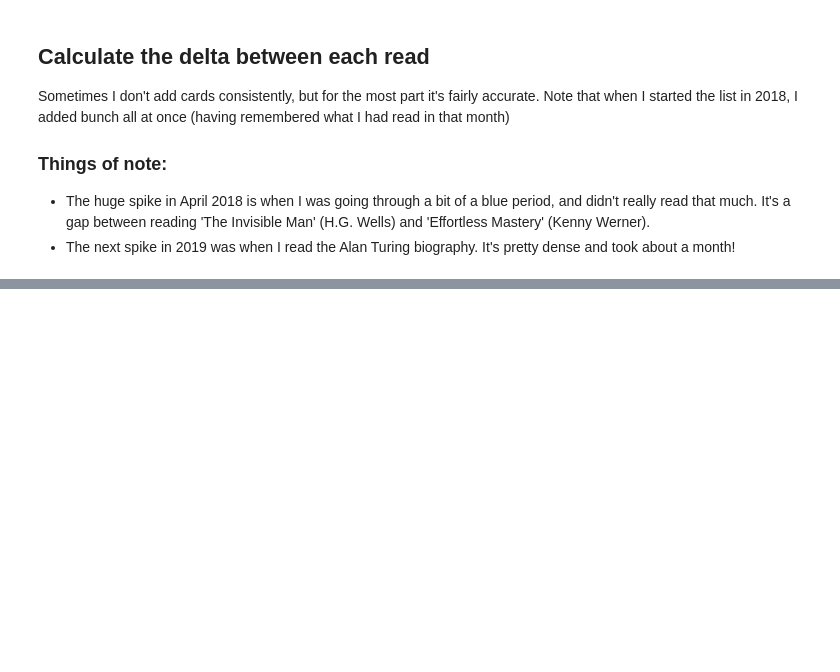
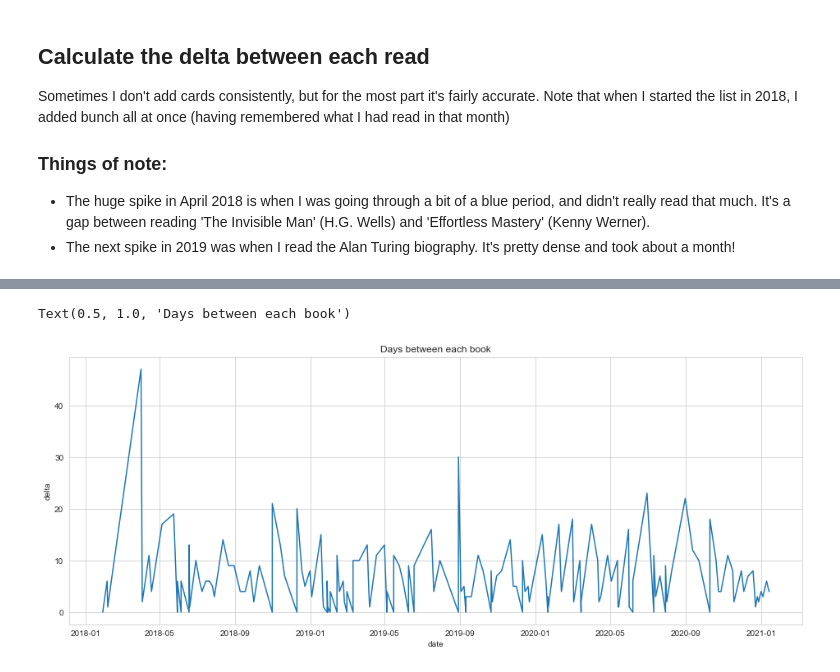
Before and after one commit to tombasche/books, a Jupyter notebook: Books.ipynb, the cells around one changed output, grey strips where cells are left out. Saved outputs shown, nothing was run; the diff lists cells and outputs as text; code cells hidden in the pictures; blank space fills up the shorter version.

```diff
--- a/Books.ipynb
+++ b/Books.ipynb
@@ -202,6 +207,8 @@ df_dd['delta'] = (df_dd['tvalue']-df_dd['tvalue'].shift()).fillna(pd.Timedelta(s
 df_dd["delta"] = df_dd['delta'].apply(lambda x: int(str(x).split(' ')[0]))
 df_dd = df_dd.drop(["rating", "genres", "tvalue"], axis=1)
 
-fig = px.line(df_dd, x=df_dd.index, y="delta", title="Time in days between each book")
-fig.show()
+plt.figure(figsize=(16, 6))
+sns.set_style("whitegrid")
+g = sns.lineplot(data=df_dd,x=df_dd.index, y="delta", estimator=None)
+g.set_title('Days between each book')
 # %% [output]
@@ -208,0 +215,2 @@ fig.show()
+Text(0.5, 1.0, 'Days between each book')
+[figure, added]
```
Also changed, not shown: parts of 11 cells of this notebook.
